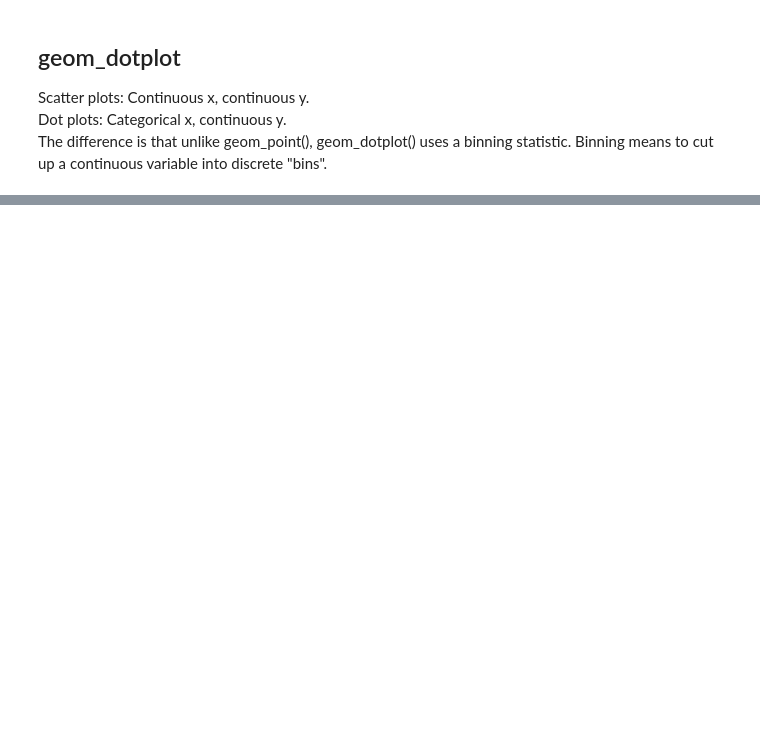
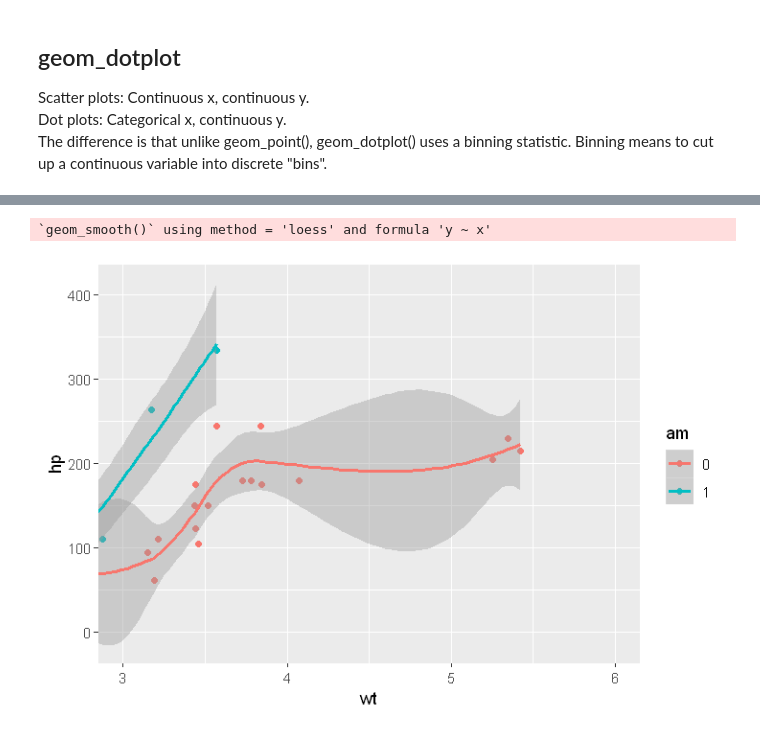
Before and after one commit to KarinRoe/R_datacamp, a Jupyter notebook: Data_visiualisation_with_ggplot2.ipynb, the cells around one changed output, grey strips where cells are left out. Drawn from its saved outputs; the diff is of its cells as text; code cells hidden in the pictures; blank space fills up the shorter version.

```diff
--- a/Data_visiualisation_with_ggplot2.ipynb
+++ b/Data_visiualisation_with_ggplot2.ipynb
@@ -300,0 +333,6 @@ qplot(
+# %%
+# Add coord_cartesian(): the proper way to zoom in
+p + coord_cartesian(xlim = c(3,6))
+# %% [output]
+`geom_smooth()` using method = 'loess' and formula 'y ~ x'
+[figure, added]
```
Also changed, not shown: parts of 106 cells of this notebook.
